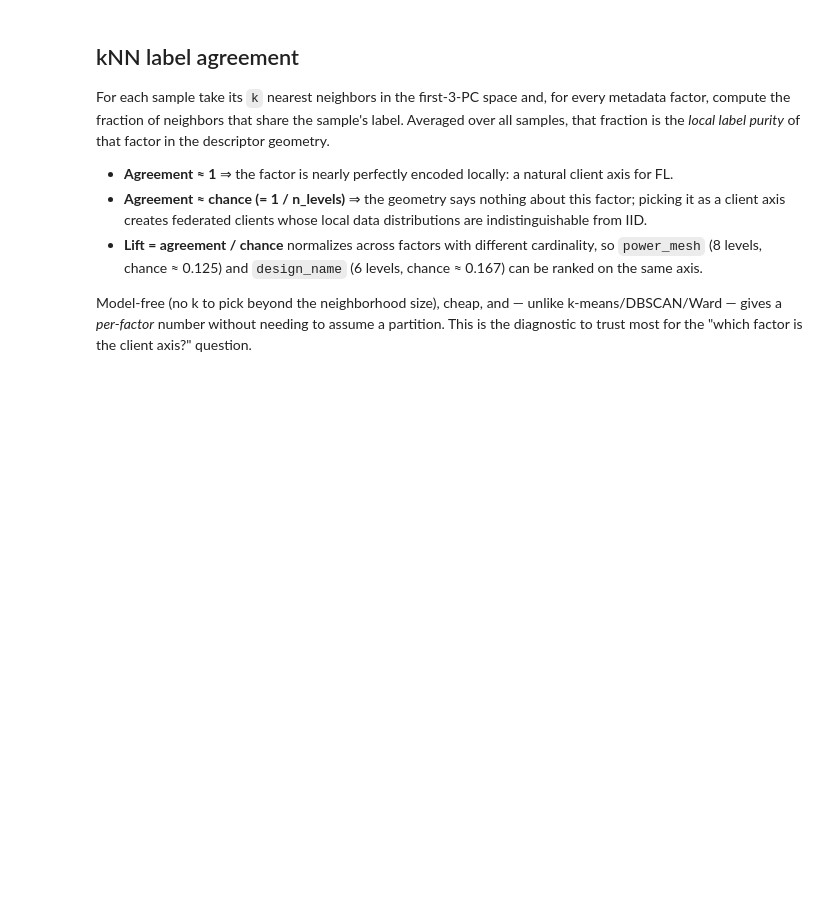
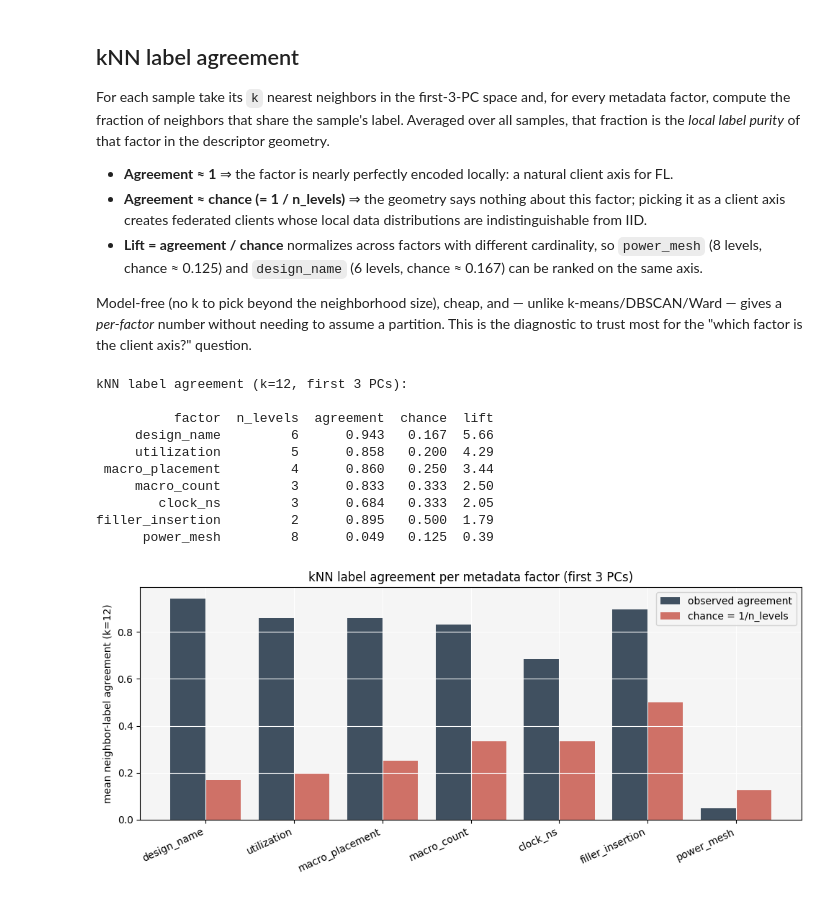
Before and after one commit to beppSpedicato/CircuitNet, a Jupyter notebook: dataset_description_and_partitioning/feature_axis_validation copy.ipynb, the cells around one changed output. Drawn from its saved outputs; the diff is of its cells as text; code cells hidden in the pictures; blank space fills up the shorter version.

```diff
--- a/dataset_description_and_partitioning/feature_axis_validation copy.ipynb
+++ b/dataset_description_and_partitioning/feature_axis_validation copy.ipynb
@@ -546,7 +491,7 @@ k-means/DBSCAN/Ward — gives a *per-factor* number without needing to assume a
 partition. This is the diagnostic to trust most for the "which factor is the
 client axis?" question.
 # %%
-K_NN = 10
+K_NN = 12
 
 nn = NearestNeighbors(n_neighbors=K_NN + 1).fit(Z3)
 _, idx = nn.kneighbors(Z3)
@@ -554,30 +499,42 @@ neighbor_idx = idx[:, 1:]  # drop the self-match
 
 rows = []
 for f in FACTOR_COLS:
     if df_full[f].nunique() < 2:
         continue
     y = df_full[f].astype(str).to_numpy()
     match = (y[neighbor_idx] == y[:, None]).mean(axis=1)
     chance = 1.0 / df_full[f].nunique()
     rows.append({
         'factor':     f,
         'n_levels':   int(df_full[f].nunique()),
         'agreement':  round(float(match.mean()), 3),
         'chance':     round(chance, 3),
         'lift':       round(float(match.mean()) / chance, 2),
     })
 knn_df = pd.DataFrame(rows).sort_values('lift', ascending=False)
 print(f'kNN label agreement (k={K_NN}, first 3 PCs):\n')
 print(knn_df.to_string(index=False))
 
 fig, ax = plt.subplots(figsize=(10, 4.5))
 x = np.arange(len(knn_df))
 ax.bar(x - 0.2, knn_df['agreement'], width=0.4,
        color='#2c3e50', alpha=0.9, label='observed agreement')
 ax.bar(x + 0.2, knn_df['chance'], width=0.4,
        color='#c0392b', alpha=0.7, label='chance = 1/n_levels')
 ax.set_xticks(x); ax.set_xticklabels(knn_df['factor'], rotation=25, ha='right')
 ax.set_ylabel(f'mean neighbor-label agreement (k={K_NN})')
 ax.set_title('kNN label agreement per metadata factor (first 3 PCs)')
 ax.legend()
 plt.tight_layout(); plt.show()
+# %% [output]
+kNN label agreement (k=12, first 3 PCs):
+
+          factor  n_levels  agreement  chance  lift
+     design_name         6      0.943   0.167  5.66
+     utilization         5      0.858   0.200  4.29
+ macro_placement         4      0.860   0.250  3.44
+     macro_count         3      0.833   0.333  2.50
+        clock_ns         3      0.684   0.333  2.05
+filler_insertion         2      0.895   0.500  1.79
+      power_mesh         8      0.049   0.125  0.39
+[figure, added]
```
Also changed, not shown: parts of 5 cells of this notebook.
